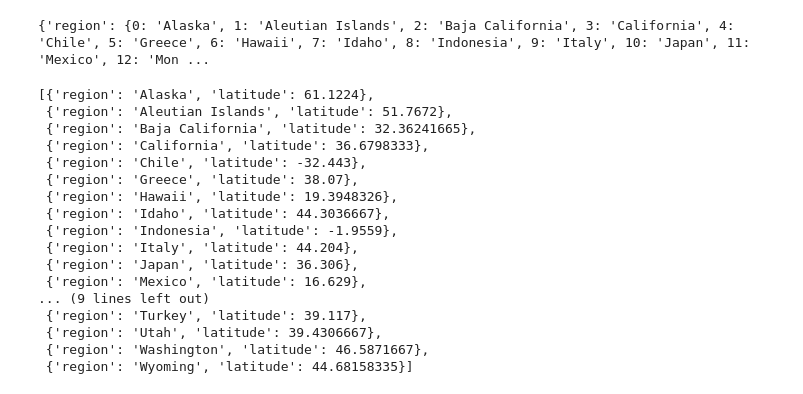
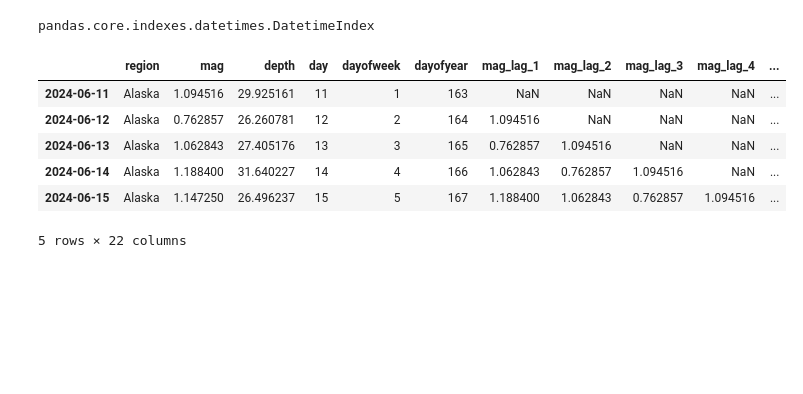
Before and after one commit to andre-anan-gilbert/llm-earthquake-forecasting, a Jupyter notebook: ml/test.ipynb, the cells around one changed output. Cells and saved outputs as stored; diff of their text form; code cells hidden in the pictures; blank space fills up the shorter version.

```diff
--- a/ml/test.ipynb
+++ b/ml/test.ipynb
@@ -26,0 +39,8 @@ Index(['California', 'Alaska', 'Nevada', 'Hawaii', 'Washington', 'Utah',
+# %%
+regions = df.region.value_counts()
+top_k = 25
+top_k_regions = regions.head(top_k).index
+df = df.loc[df.region.isin(top_k_regions)]
+
+df = df.groupby("region").resample("d").mean().reset_index()
+df.head()
@@ -26,0 +54,16 @@ Index(['California', 'Alaska', 'Nevada', 'Hawaii', 'Washington', 'Utah',
+# %%
+def reindex(group, delta):
+    start_date = group.index.min()
+    end_date = pd.Timestamp((datetime.now() + timedelta(days=delta)).date())
+    date_range = pd.date_range(start=start_date, end=end_date, freq="d")
+    group = group.reindex(date_range)
+    group.region = group.region.ffill()
+    return group
+# %%
+df = df.set_index('time')
+df = (
+    df.groupby("region")[["region", "mag", "depth"]]
+    .apply(lambda group: reindex(group, 1), include_groups=False)
+    .reset_index(0, drop=True)
+)
+df.head()
@@ -27 +86,29 @@ Index(['California', 'Alaska', 'Nevada', 'Hawaii', 'Washington', 'Utah',
+# %%
+type(df.index)
+# %% [output]
+pandas.core.indexes.datetimes.DatetimeIndex
+# %%
+df["day"] = df.index.day
+df["dayofweek"] = df.index.dayofweek
+df["dayofyear"] = df.index.dayofyear
+
+start_lag = 1
+end_lag = 7
+for i in range(start_lag, end_lag + 1):
+    df[f"mag_lag_{i}"] = df.groupby("region").mag.shift(i)
+
+for i in range(start_lag, end_lag + 1):
+    df[f"depth_lag_{i}"] = df.groupby("region").depth.shift(i)
+
+df['mag_ewma'] = df.groupby('region')['mag'].transform(lambda x: x.ewm(span=7, adjust=False).mean())
+df['depth_ewma'] = df.groupby('region')['depth'].transform(lambda x: x.ewm(span=7, adjust=False).mean())
+df.head()
+# %% [output]
+|  | region | mag | depth | day | dayofweek | dayofyear | mag_lag_1 | mag_lag_2 | mag_lag_3 | mag_lag_4 | ... |
+| 2024-06-11 | Alaska | 1.094516 | 29.925161 | 11 | 1 | 163 | NaN | NaN | NaN | NaN | ... |
+| 2024-06-12 | Alaska | 0.762857 | 26.260781 | 12 | 2 | 164 | 1.094516 | NaN | NaN | NaN | ... |
+| 2024-06-13 | Alaska | 1.062843 | 27.405176 | 13 | 3 | 165 | 0.762857 | 1.094516 | NaN | NaN | ... |
+| 2024-06-14 | Alaska | 1.188400 | 31.640227 | 14 | 4 | 166 | 1.062843 | 0.762857 | 1.094516 | NaN | ... |
+| 2024-06-15 | Alaska | 1.147250 | 26.496237 | 15 | 5 | 167 | 1.188400 | 1.062843 | 0.762857 | 1.094516 | ... |
+5 rows × 22 columns
 # %%
@@ -29,25 +115,0 @@ df = df.loc[df.region.isin(top_k_regions)]
-# %%
-median_lat = df.groupby('region').latitude.median().reset_index()
-median_long = df.groupby('region').longitude.median().reset_index()
-# %% [output]
-{'region': {0: 'Alaska', 1: 'Aleutian Islands', 2: 'Baja California', 3: 'California', 4: 'Chile', 5: 'Greece', 6: 'Hawaii', 7: 'Idaho', 8: 'Indonesia', 9: 'Italy', 10: 'Japan', 11: 'Mexico', 12: 'Mon ...
-# %%
-median_lat.to_dict(orient='records')
-# %% [output]
-[{'region': 'Alaska', 'latitude': 61.1224},
- {'region': 'Aleutian Islands', 'latitude': 51.7672},
- {'region': 'Baja California', 'latitude': 32.36241665},
- {'region': 'California', 'latitude': 36.6798333},
- {'region': 'Chile', 'latitude': -32.443},
- {'region': 'Greece', 'latitude': 38.07},
- {'region': 'Hawaii', 'latitude': 19.3948326},
- {'region': 'Idaho', 'latitude': 44.3036667},
- {'region': 'Indonesia', 'latitude': -1.9559},
- {'region': 'Italy', 'latitude': 44.204},
- {'region': 'Japan', 'latitude': 36.306},
- {'region': 'Mexico', 'latitude': 16.629},
-... (9 lines left out)
- {'region': 'Turkey', 'latitude': 39.117},
- {'region': 'Utah', 'latitude': 39.4306667},
- {'region': 'Washington', 'latitude': 46.5871667},
- {'region': 'Wyoming', 'latitude': 44.68158335}]
```
Also changed, not shown: parts of 12 cells of this notebook, 4 other files.
